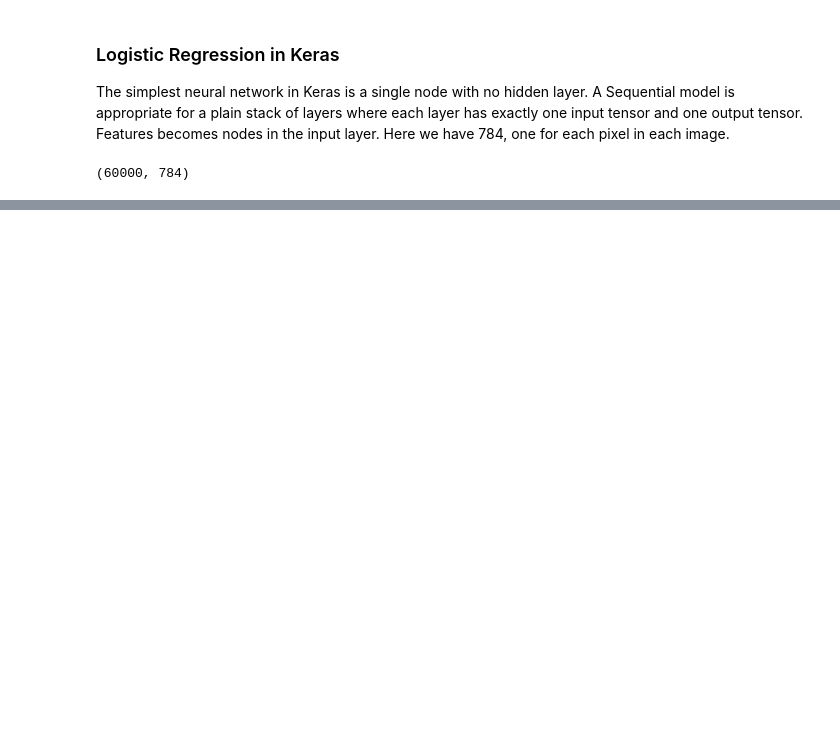
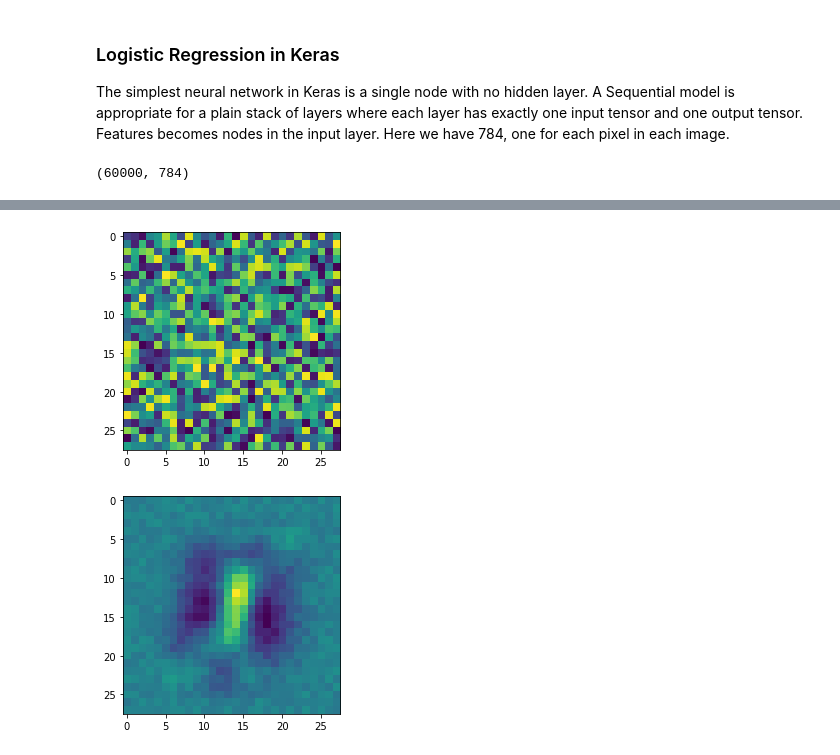
Before and after one commit to konstanzer/deep-learning, a Jupyter notebook: perceptrons.ipynb, the cells around one changed output, grey strips where cells are left out. Cells and saved outputs as stored; diff of their text form; code cells hidden in the pictures; blank space fills up the shorter version.

```diff
--- a/perceptrons.ipynb
+++ b/perceptrons.ipynb
@@ -103,0 +148,17 @@ print(yhat3[:7].T)
+# %%
+from tensorflow.keras.metrics import Precision, Recall
+
+#make a 1/not-1 classifier
+model.compile(loss='binary_crossentropy', optimizer="sgd", metrics=[Precision(), Recall()] )
+
+y1_train = y_train==1
+y1_test = y_test==1
+
+#implement this gradient descent from scratch
+model.fit(X_train, y1_train, epochs=5, batch_size=5000, verbose=1,
+              validation_split=0.1)
+
+yhat4 = model.predict(X_test)
+yhat4 = np.array(yhat4, dtype=int)
+print("Test set accuracy for predicting ones:")
+print(accuracy_score(y1_test, yhat4))
@@ -103,0 +178,13 @@ print(yhat3[:7].T)
+# %%
+f, ax = plt.subplots(1,1)
+ax.imshow(theta.reshape(28,28)); #untrained, noise
+
+f, ax = plt.subplots(1,1)
+theta2 = model.get_weights()[0]
+#the dark cells are negative weights, they identify the zero loop
+#the light cells are positive weights, they identify the one line
+#we could trim most of the border pixels w/o losing accuracy
+ax.imshow(theta2.reshape(28,28));
+# %% [output]
+[figure, added]
+[figure, added]
```
Also changed, not shown: parts of 29 cells of this notebook.
